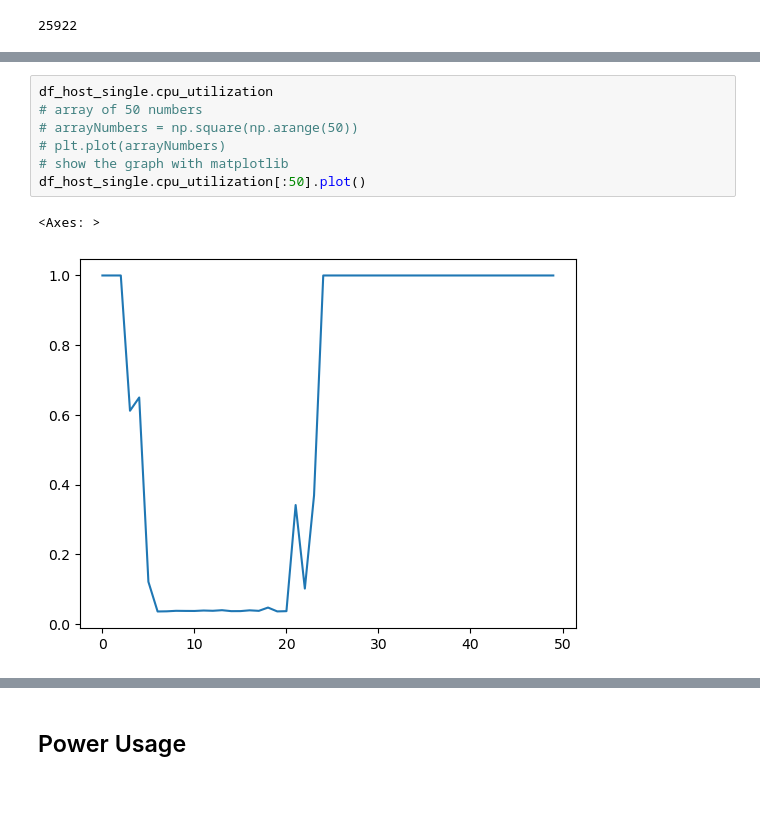
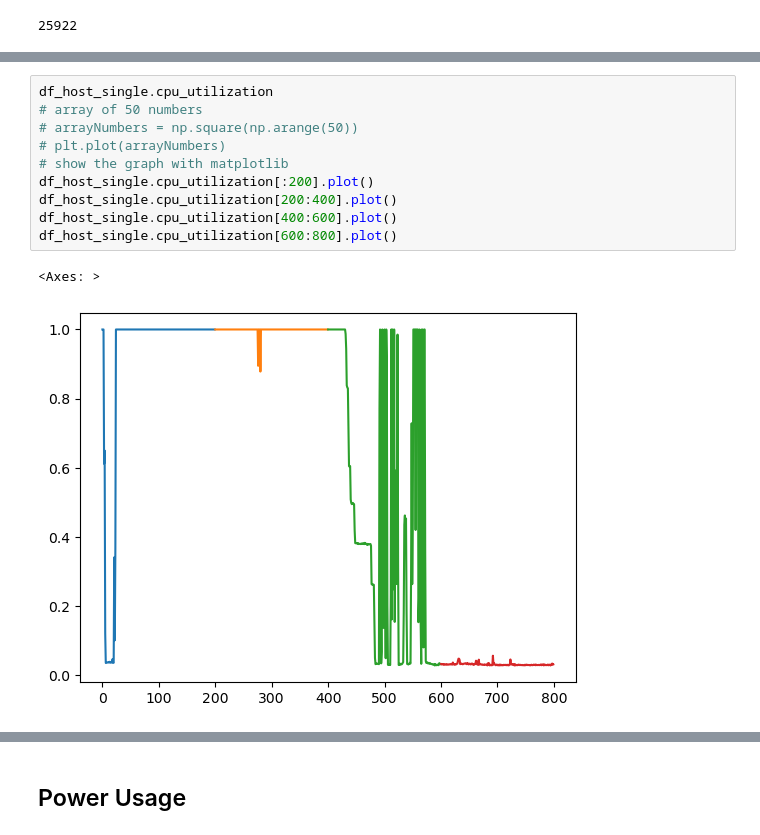
Before and after one commit to Radu-Nicolae/opendc-m3sa, a Jupyter notebook: opendc-experiments/opendc-experiments-metamodel/src/main/Python_scripts/OpenDCdemo.ipynb, the cells around one changed output, grey strips where cells are left out. Saved outputs shown, nothing was run; the diff lists cells and outputs as text; blank space fills up the shorter version.

```diff
--- a/opendc-experiments/opendc-experiments-metamodel/src/main/Python_scripts/OpenDCdemo.ipynb
+++ b/opendc-experiments/opendc-experiments-metamodel/src/main/Python_scripts/OpenDCdemo.ipynb
@@ -108,13 +131,16 @@ df_server_single.head()
 # %%
 df_host_single.cpu_utilization
 # array of 50 numbers
 # arrayNumbers = np.square(np.arange(50))
 # plt.plot(arrayNumbers)
 # show the graph with matplotlib
-df_host_single.cpu_utilization[:50].plot()
+df_host_single.cpu_utilization[:200].plot()
+df_host_single.cpu_utilization[200:400].plot()
+df_host_single.cpu_utilization[400:600].plot()
+df_host_single.cpu_utilization[600:800].plot()
 # %% [output]
 <Axes: >
-[figure, old version]
+[figure, new version]
 # %%
 df_host_multi.head()
 # %% [output]
```
Also changed, not shown: parts of 16 cells of this notebook, 20 other files.
